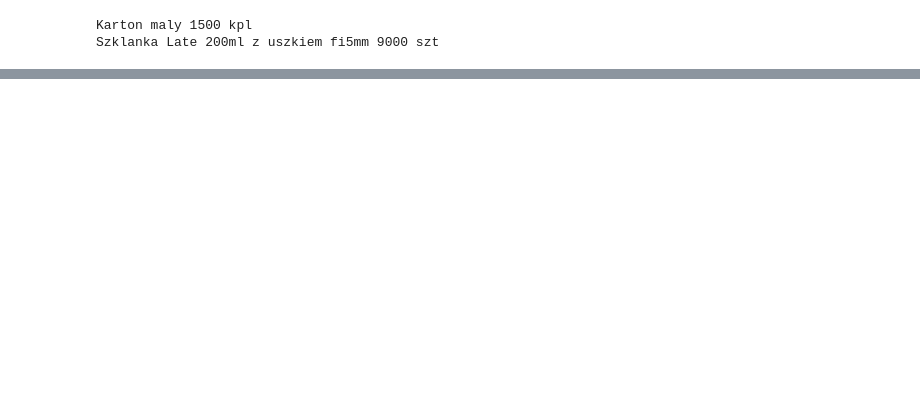
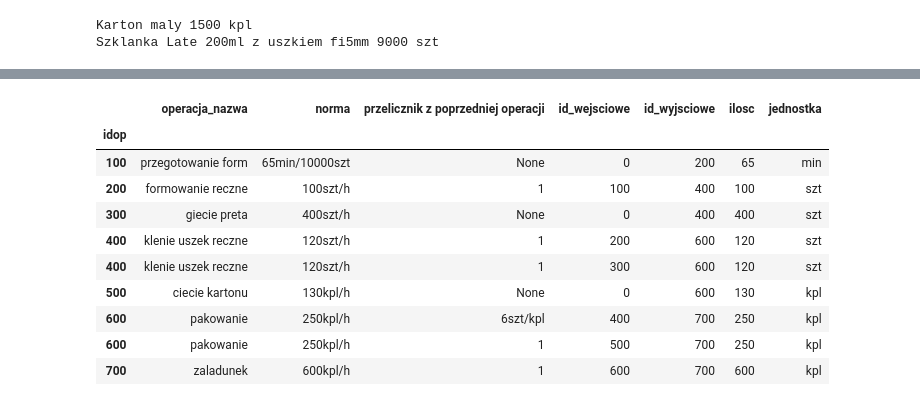
Before and after one commit to Mogarthron/Planer, a Jupyter notebook: plan.ipynb, the cells around one changed output, grey strips where cells are left out. Saved outputs shown, nothing was run; the diff lists cells and outputs as text; code cells hidden in the pictures; blank space fills up the shorter version.

```diff
--- a/plan.ipynb
+++ b/plan.ipynb
@@ -104,0 +106,19 @@ pd.DataFrame(tehnologia)
+# %%
+normy = pd.DataFrame(tech[tech["Nazwa"] == zamowienia[0]["Produkt"]][["idop","operacja_nazwa", "norma", "przelicznik z poprzedniej operacji", "id_wejsciowe", "id_wyjsciowe"]])
+
+normy["ilosc"] = normy["norma"].apply(lambda x: int(x.split("/")[0][:-3]))
+normy["jednostka"] = normy["norma"].apply(lambda x: x.split("/")[0][-3:])
+normy.set_index("idop", inplace=True)
+normy
+# %% [output]
+|  | operacja_nazwa | norma | przelicznik z poprzedniej operacji | id_wejsciowe | id_wyjsciowe | ilosc | jednostka |
+| idop |  |  |  |  |  |  |  |
+| 100 | przegotowanie form | 65min/10000szt | None | 0 | 200 | 65 | min |
+| 200 | formowanie reczne | 100szt/h | 1 | 100 | 400 | 100 | szt |
+| 300 | giecie preta | 400szt/h | None | 0 | 400 | 400 | szt |
+| 400 | klenie uszek reczne | 120szt/h | 1 | 200 | 600 | 120 | szt |
+| 400 | klenie uszek reczne | 120szt/h | 1 | 300 | 600 | 120 | szt |
+| 500 | ciecie kartonu | 130kpl/h | None | 0 | 600 | 130 | kpl |
+| 600 | pakowanie | 250kpl/h | 6szt/kpl | 400 | 700 | 250 | kpl |
+| 600 | pakowanie | 250kpl/h | 1 | 500 | 700 | 250 | kpl |
+| 700 | zaladunek | 600kpl/h | 1 | 600 | 700 | 600 | kpl |
```
Also changed, not shown: parts of 7 cells of this notebook.
